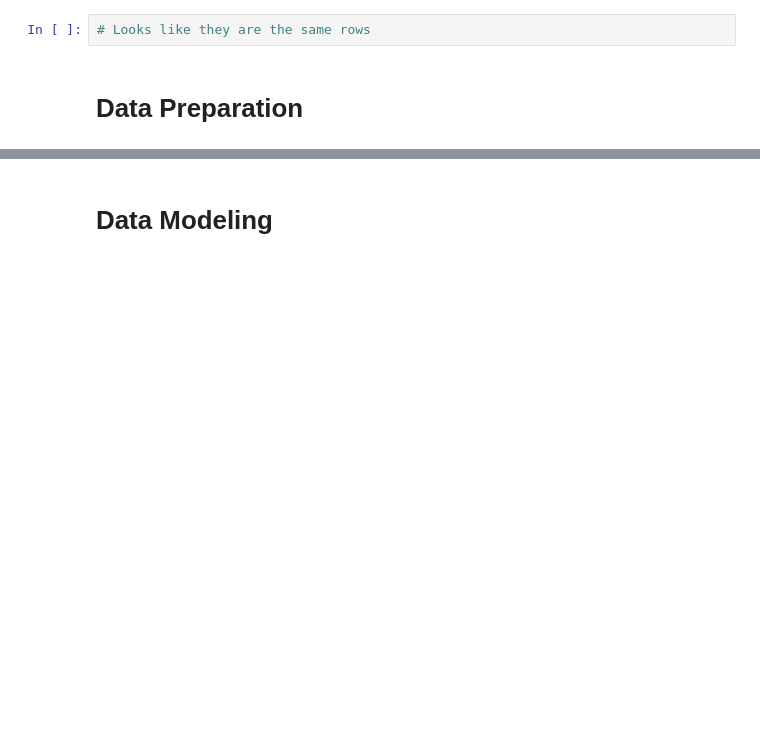
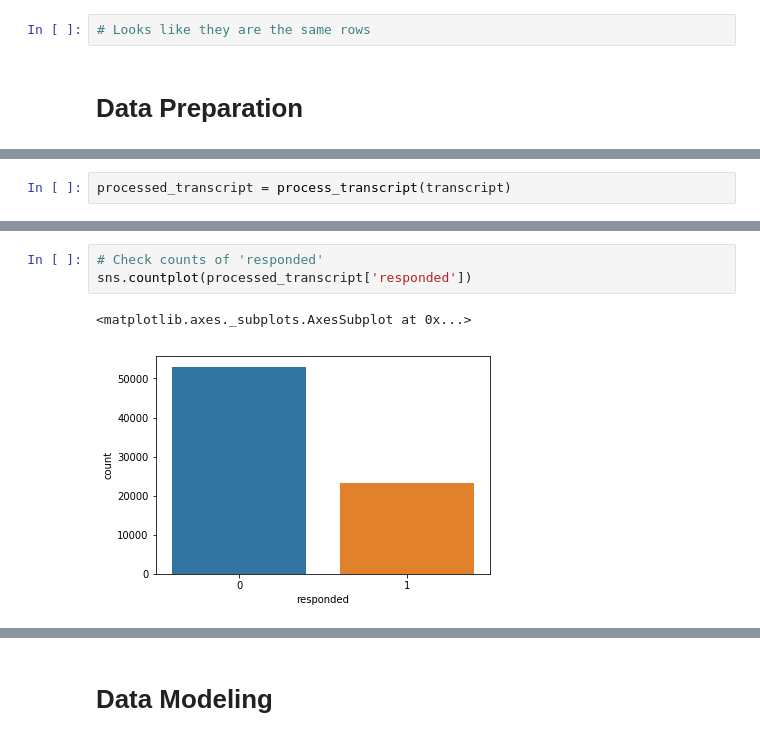
Before and after one commit to Nikalozj/Starbucks-Udacity, a Jupyter notebook: Starbucks_Capstone_notebook.ipynb, the cells around one changed output, grey strips where cells are left out. Drawn from its saved outputs; the diff is of its cells as text; blank space fills up the shorter version.

```diff
--- a/Starbucks_Capstone_notebook.ipynb
+++ b/Starbucks_Capstone_notebook.ipynb
@@ -299,0 +444,2 @@ Here's a brief overview of the steps:
+# %%
+processed_transcript = process_transcript(transcript)
@@ -299,0 +455,6 @@ Here's a brief overview of the steps:
+# %%
+# Check counts of 'responded'
+sns.countplot(processed_transcript['responded'])
+# %% [output]
+<matplotlib.axes._subplots.AxesSubplot at 0x...>
+[figure, added]
```
Also changed, not shown: parts of 87 cells of this notebook, 3 other files.
